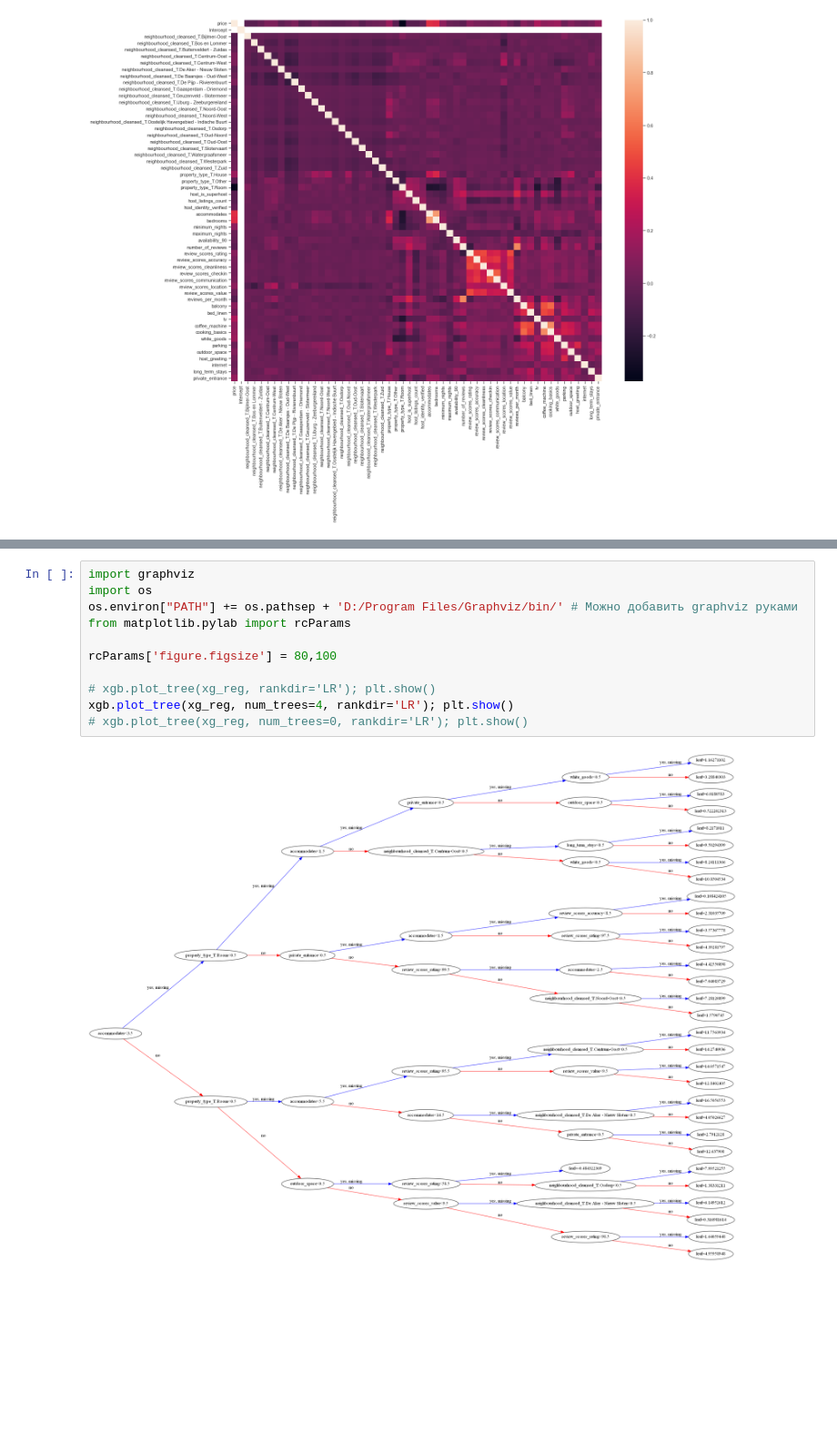
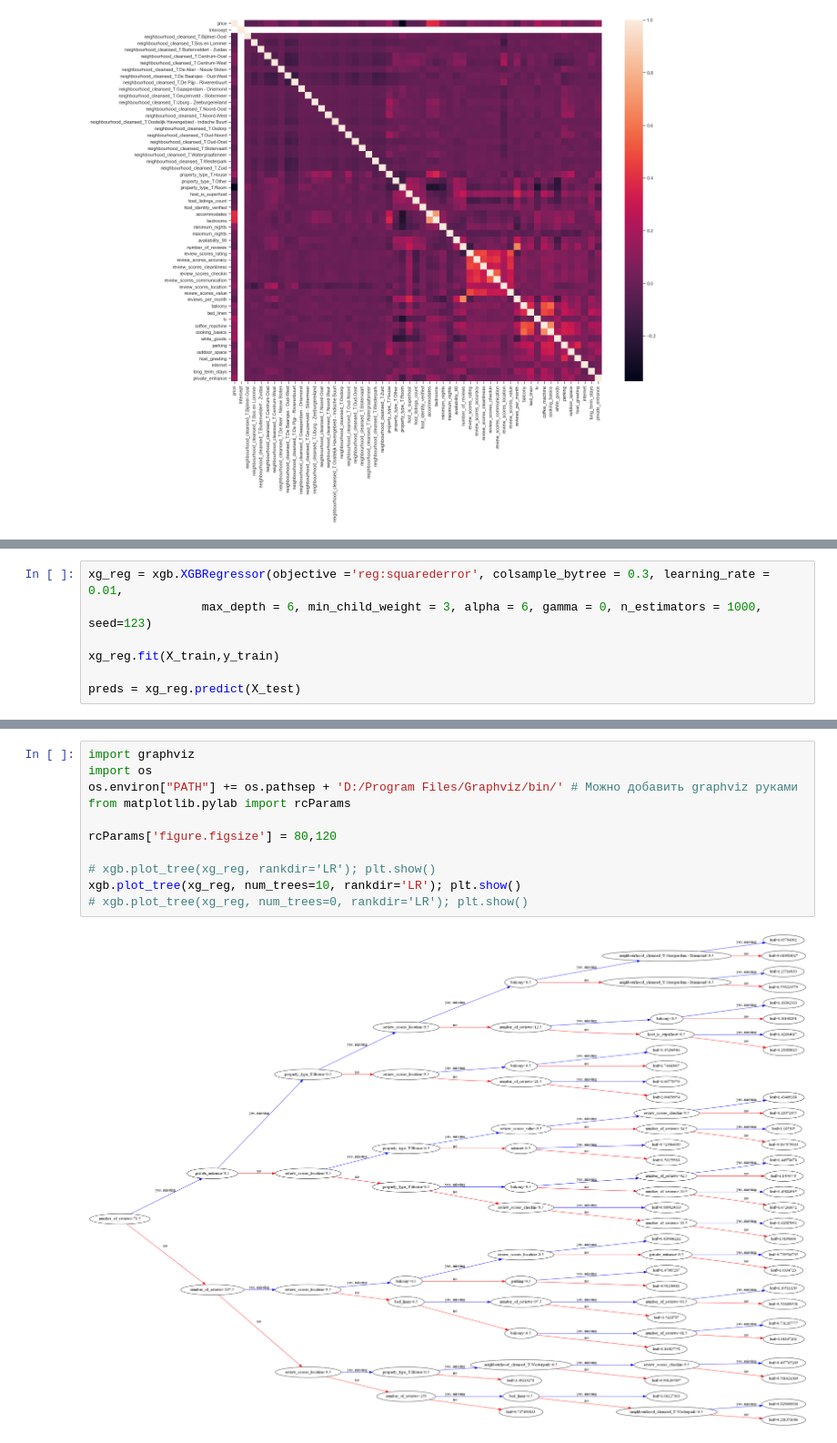
Before and after one commit to Tetawex/python_stuff, a Jupyter notebook: exploratory_analysis.ipynb, the cells around one changed output, grey strips where cells are left out. Shown at 91% size. Cells and saved outputs as stored; diff of their text form; blank space fills up the shorter version.

```diff
--- a/exploratory_analysis.ipynb
+++ b/exploratory_analysis.ipynb
@@ -488,3 +548,10 @@ preds = xg_reg.predict(X_test)
+# %%
+xg_reg = xgb.XGBRegressor(objective ='reg:squarederror', colsample_bytree = 0.3, learning_rate = 0.01,
+                max_depth = 6, min_child_weight = 3, alpha = 6, gamma = 0, n_estimators = 1000, seed=123)
+
+xg_reg.fit(X_train,y_train)
+
+preds = xg_reg.predict(X_test)
 # %%
 mse = mean_squared_error(y_test, preds)
 rmse = np.sqrt(mean_squared_error(y_test, preds))
@@ -525,13 +602,13 @@ ft_weights_xgb_reg
 # %%
 import graphviz
 import os
 os.environ["PATH"] += os.pathsep + 'D:/Program Files/Graphviz/bin/' # Можно добавить graphviz руками
 from matplotlib.pylab import rcParams
 
-rcParams['figure.figsize'] = 80,100
+rcParams['figure.figsize'] = 80,120
 
 # xgb.plot_tree(xg_reg, rankdir='LR'); plt.show()
-xgb.plot_tree(xg_reg, num_trees=4, rankdir='LR'); plt.show()
+xgb.plot_tree(xg_reg, num_trees=10, rankdir='LR'); plt.show()
 # xgb.plot_tree(xg_reg, num_trees=0, rankdir='LR'); plt.show()
 # %% [output]
-[figure, old version]
+[figure, new version]
```
Also changed, not shown: parts of 15 cells of this notebook.
